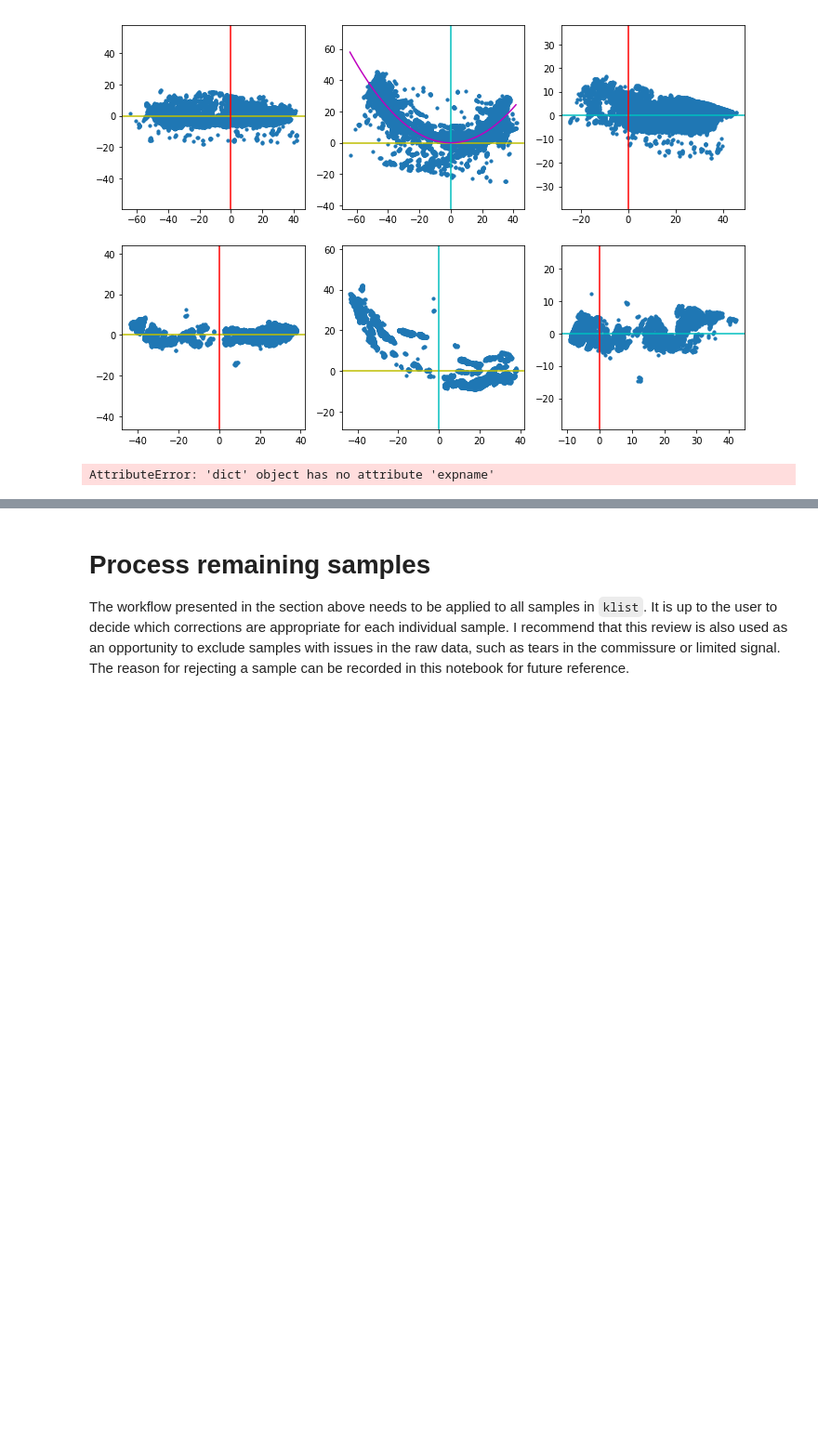
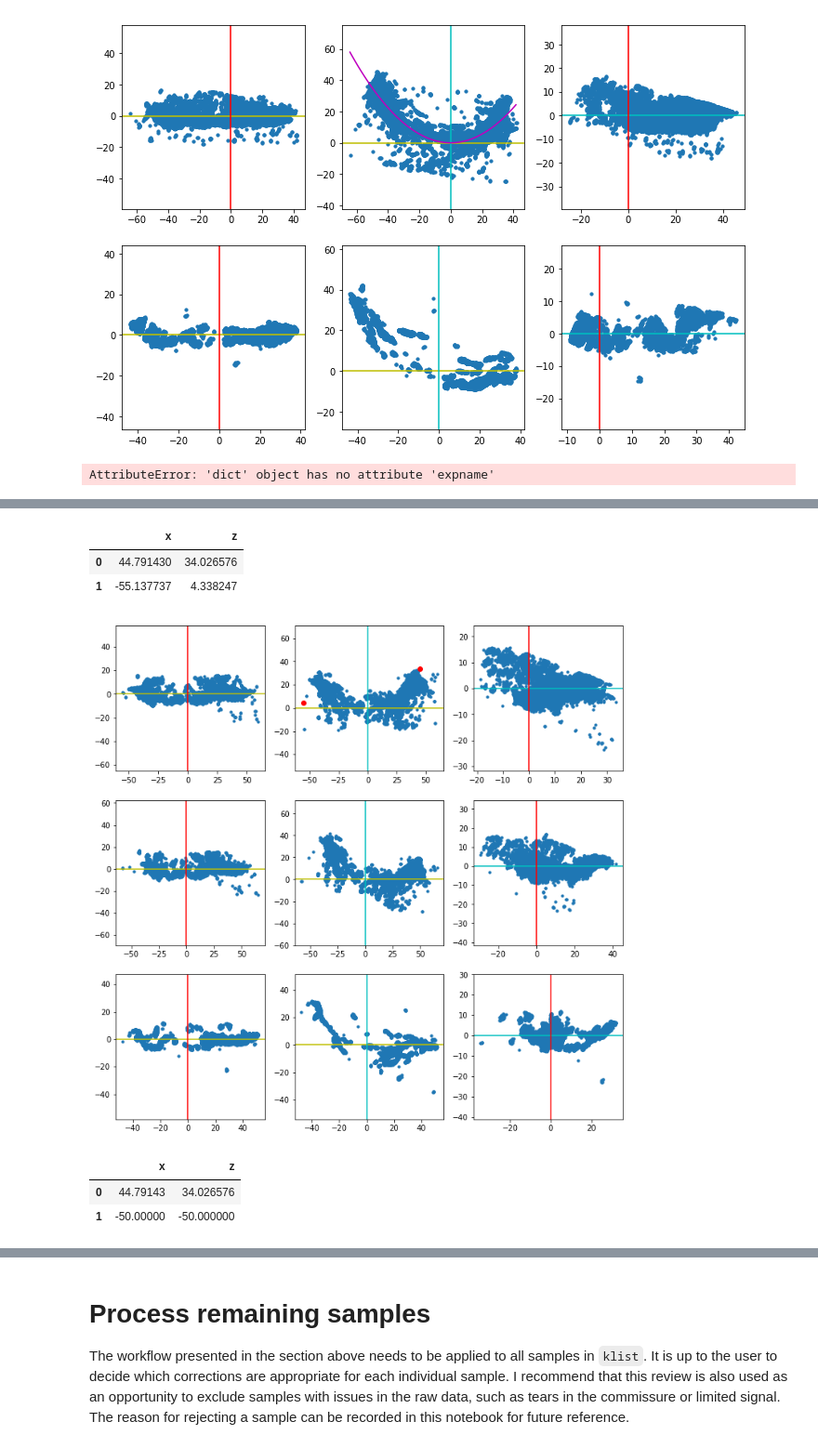
Before and after one commit to czang97/deltascope_SDS410_2019, a Jupyter notebook: experiments/testKK/alignment.ipynb, the cells around one changed output, grey strips where cells are left out. Shown at 93% size. Saved outputs shown, nothing was run; the diff lists cells and outputs as text; code cells hidden in the pictures; blank space fills up the shorter version.

```diff
--- a/experiments/testKK/alignment.ipynb
+++ b/experiments/testKK/alignment.ipynb
@@ -270,0 +280,16 @@ def pick_pts(x1,z1,vx,vz,x2,z2):
+# %%
+df1,Ldf1,pts,ax = ut.check_pts(df,Ldf,'z')
+pts
+# %% [output]
+|  | x | z |
+| 0 | 44.791430 | 34.026576 |
+| 1 | -55.137737 | 4.338247 |
+[figure, added]
+# %%
+pts.iloc[1]['x'] = -50
+pts.iloc[1]['y'] = 30
+pts
+# %% [output]
+|  | x | z |
+| 0 | 44.79143 | 34.026576 |
+| 1 | -50.00000 | -50.000000 |
```
Also changed, not shown: parts of 7 cells of this notebook, 3 other files.
